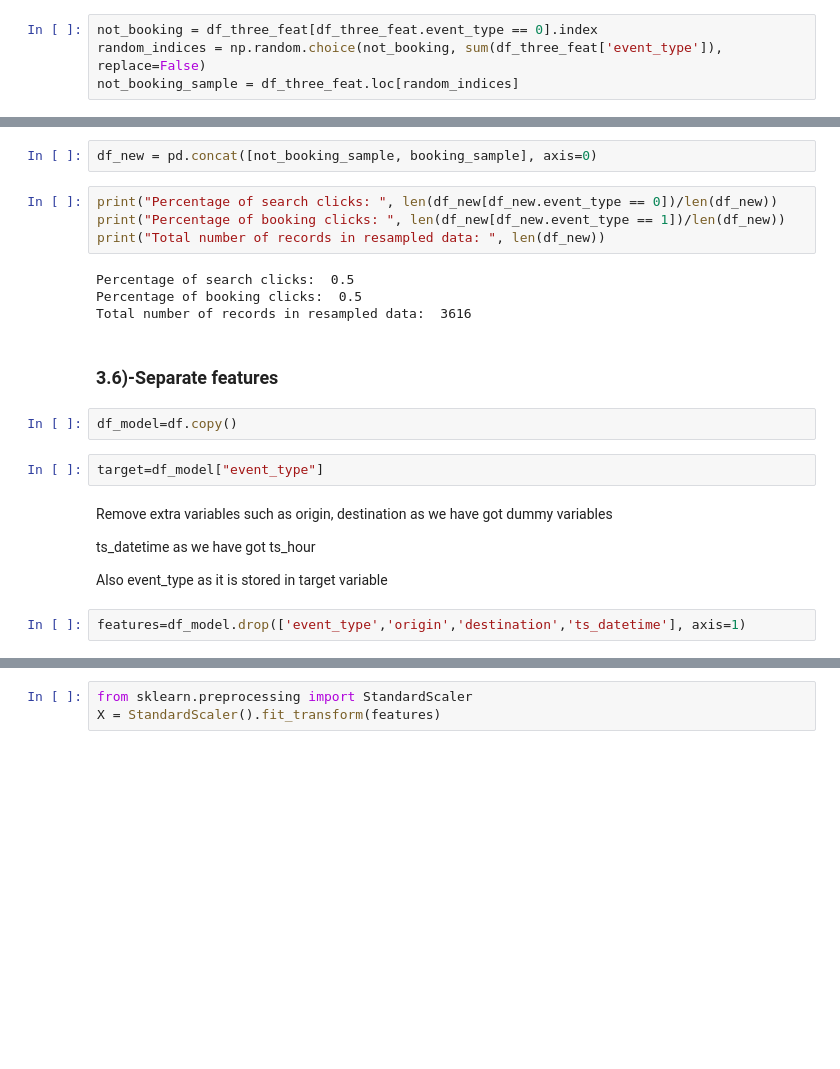
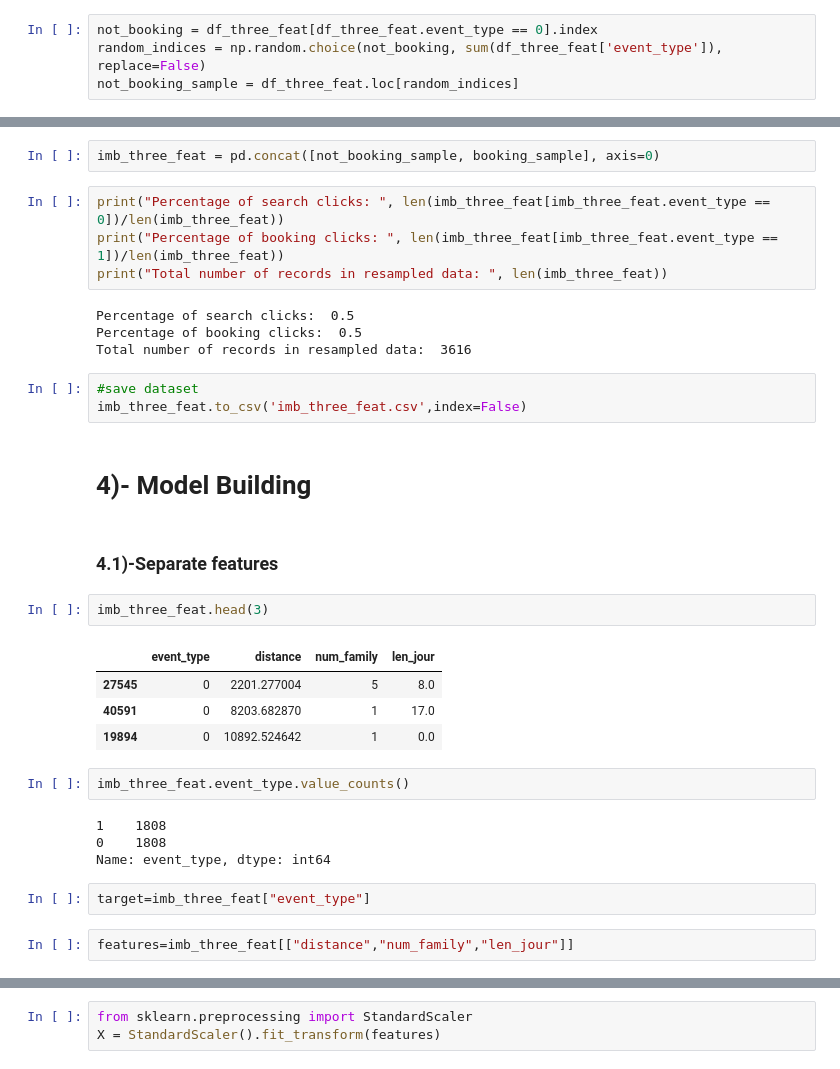
Before and after one commit to HassanSherwani/Predict_travelpattern_ML, a Jupyter notebook: Notebook4_ImbalancedClass.ipynb, the cells around one changed output, grey strips where cells are left out. Saved outputs shown, nothing was run; the diff lists cells and outputs as text; blank space fills up the shorter version.

```diff
--- a/Notebook4_ImbalancedClass.ipynb
+++ b/Notebook4_ImbalancedClass.ipynb
@@ -196,28 +184,38 @@ not_booking_sample
 1808 rows × 4 columns
 # %%
-df_new = pd.concat([not_booking_sample, booking_sample], axis=0)
+imb_three_feat = pd.concat([not_booking_sample, booking_sample], axis=0)
 # %%
-print("Percentage of search clicks: ", len(df_new[df_new.event_type == 0])/len(df_new))
-print("Percentage of booking clicks: ", len(df_new[df_new.event_type == 1])/len(df_new))
-print("Total number of records in resampled data: ", len(df_new))
+print("Percentage of search clicks: ", len(imb_three_feat[imb_three_feat.event_type == 0])/len(imb_three_feat))
+print("Percentage of booking clicks: ", len(imb_three_feat[imb_three_feat.event_type == 1])/len(imb_three_feat))
+print("Total number of records in resampled data: ", len(imb_three_feat))
 # %% [output]
 Percentage of search clicks:  0.5
 Percentage of booking clicks:  0.5
 Total number of records in resampled data:  3616
+# %%
+#save dataset
+imb_three_feat.to_csv('imb_three_feat.csv',index=False)
+# %% [markdown]
+# 4)- Model Building
 # %% [markdown]
-### 3.6)-Separate features
+### 4.1)-Separate features
-# %%
-df_model=df.copy()
+# %%
+imb_three_feat.head(3)
+# %% [output]
+|  | event_type | distance | num_family | len_jour |
+| 27545 | 0 | 2201.277004 | 5 | 8.0 |
+| 40591 | 0 | 8203.682870 | 1 | 17.0 |
+| 19894 | 0 | 10892.524642 | 1 | 0.0 |
+# %%
+imb_three_feat.event_type.value_counts()
+# %% [output]
+1    1808
+0    1808
+Name: event_type, dtype: int64
 # %%
-target=df_model["event_type"]
+target=imb_three_feat["event_type"]
-# %% [markdown]
-Remove extra variables such as origin, destination as we have got dummy variables
-
-ts_datetime as we have got ts_hour
-
-Also event_type as it is stored in target variable
-# %%
-features=df_model.drop(['event_type','origin','destination','ts_datetime'], axis=1)
+# %%
+features=imb_three_feat[["distance","num_family","len_jour"]]
 # %%
 print(target.shape)
 print(features.shape)
```
Also changed, not shown: parts of 35 cells of this notebook.
